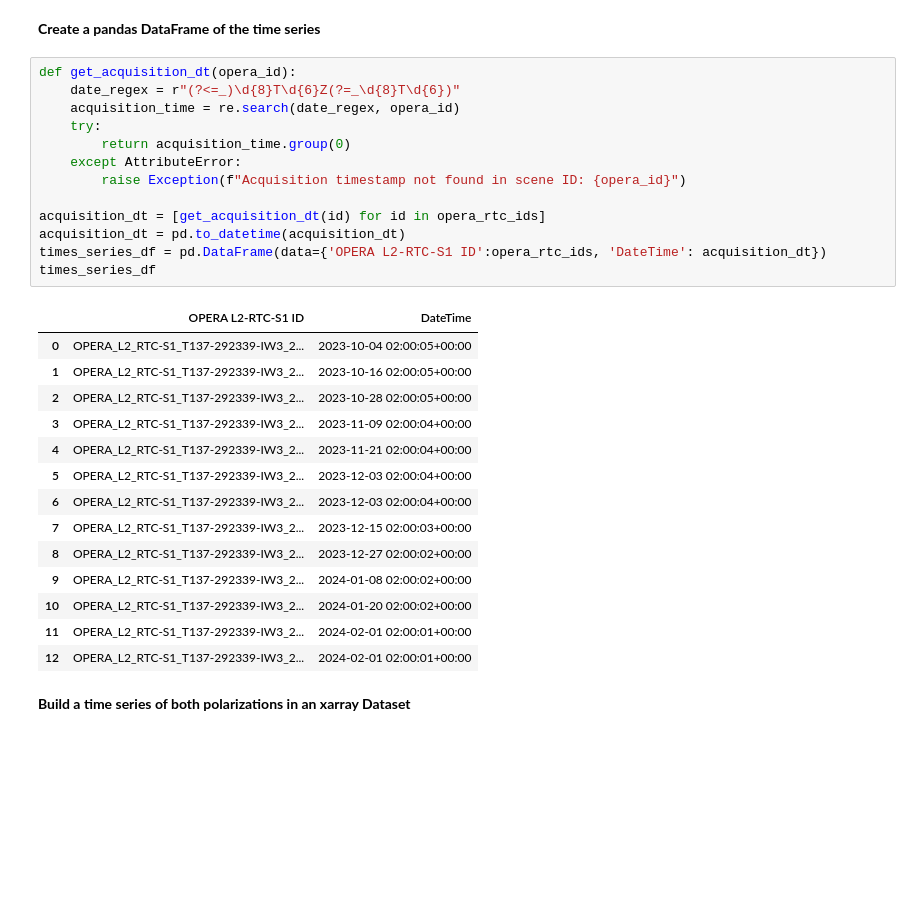
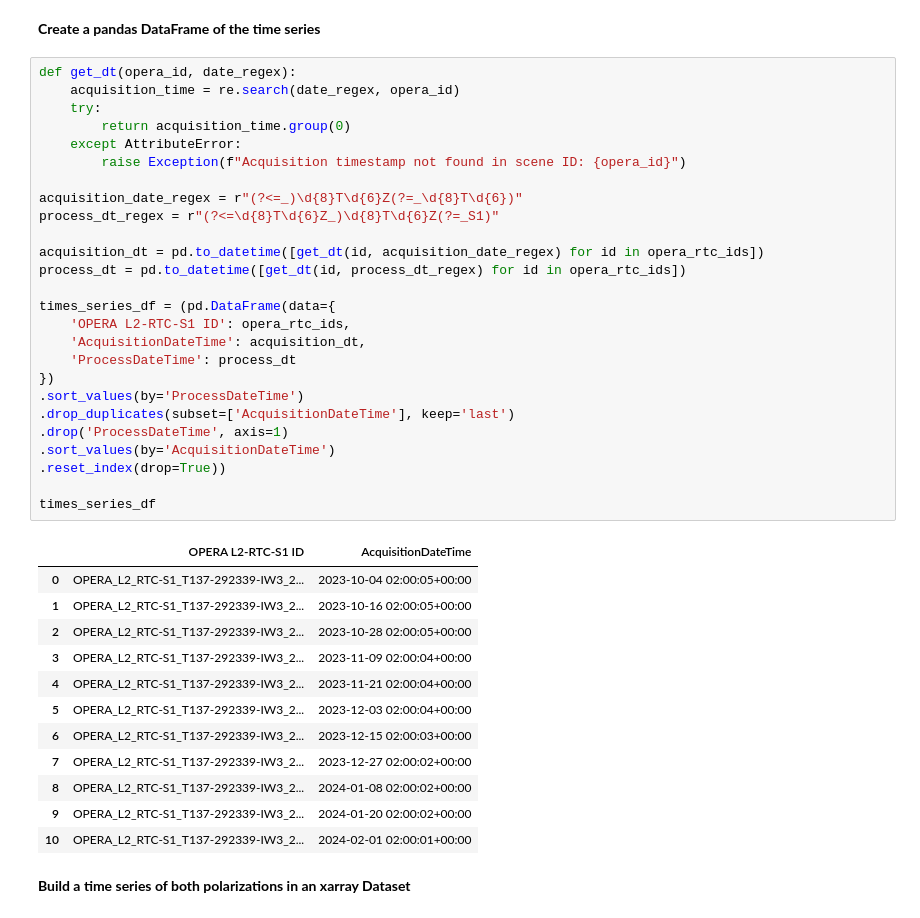
Before and after one commit to ASFOpenSARlab/opensarlab_NISAR_EA_Workshop_2024_1_Recipe_Book, a Jupyter notebook: OPERA/OPERA_S3_Access.ipynb, the cells around one changed output. Drawn from its saved outputs; the diff is of its cells as text; blank space fills up the shorter version.

Commit message:
update OPERA ds name: OPERA_RTC_timeseries_snow.ipynb, drop dup products: OPERA_S3_Access.ipynb

```diff
--- a/OPERA/OPERA_S3_Access.ipynb
+++ b/OPERA/OPERA_S3_Access.ipynb
@@ -223,34 +223,45 @@ opera_rtc_ids
  'OPERA_L2_RTC-S1_T137-292339-IW3_20240201T020001Z_20240201T114538Z_S1A_30_v1.0']
 # %% [markdown]
 **Create a pandas DataFrame of the time series**
-# %%
-def get_acquisition_dt(opera_id):
-    date_regex = r"(?<=_)\d{8}T\d{6}Z(?=_\d{8}T\d{6})"
-    acquisition_time = re.search(date_regex, opera_id)
-    try:
-        return acquisition_time.group(0)
-    except AttributeError:
-        raise Exception(f"Acquisition timestamp not found in scene ID: {opera_id}")
-
-acquisition_dt = [get_acquisition_dt(id) for id in opera_rtc_ids]
-acquisition_dt = pd.to_datetime(acquisition_dt)
-times_series_df = pd.DataFrame(data={'OPERA L2-RTC-S1 ID':opera_rtc_ids, 'DateTime': acquisition_dt})
-times_series_df
-# %% [output]
-|  | OPERA L2-RTC-S1 ID | DateTime |
-| 0 | OPERA_L2_RTC-S1_T137-292339-IW3_2... | 2023-10-04 02:00:05+00:00 |
-| 1 | OPERA_L2_RTC-S1_T137-292339-IW3_2... | 2023-10-16 02:00:05+00:00 |
-| 2 | OPERA_L2_RTC-S1_T137-292339-IW3_2... | 2023-10-28 02:00:05+00:00 |
-| 3 | OPERA_L2_RTC-S1_T137-292339-IW3_2... | 2023-11-09 02:00:04+00:00 |
-| 4 | OPERA_L2_RTC-S1_T137-292339-IW3_2... | 2023-11-21 02:00:04+00:00 |
-| 5 | OPERA_L2_RTC-S1_T137-292339-IW3_2... | 2023-12-03 02:00:04+00:00 |
-| 6 | OPERA_L2_RTC-S1_T137-292339-IW3_2... | 2023-12-03 02:00:04+00:00 |
-| 7 | OPERA_L2_RTC-S1_T137-292339-IW3_2... | 2023-12-15 02:00:03+00:00 |
-| 8 | OPERA_L2_RTC-S1_T137-292339-IW3_2... | 2023-12-27 02:00:02+00:00 |
-| 9 | OPERA_L2_RTC-S1_T137-292339-IW3_2... | 2024-01-08 02:00:02+00:00 |
-| 10 | OPERA_L2_RTC-S1_T137-292339-IW3_2... | 2024-01-20 02:00:02+00:00 |
-| 11 | OPERA_L2_RTC-S1_T137-292339-IW3_2... | 2024-02-01 02:00:01+00:00 |
-| 12 | OPERA_L2_RTC-S1_T137-292339-IW3_2... | 2024-02-01 02:00:01+00:00 |
+# %%
+def get_dt(opera_id, date_regex):
+    acquisition_time = re.search(date_regex, opera_id)
+    try:
+        return acquisition_time.group(0)
+    except AttributeError:
+        raise Exception(f"Acquisition timestamp not found in scene ID: {opera_id}")
+
+acquisition_date_regex = r"(?<=_)\d{8}T\d{6}Z(?=_\d{8}T\d{6})"
+process_dt_regex = r"(?<=\d{8}T\d{6}Z_)\d{8}T\d{6}Z(?=_S1)"
+
+acquisition_dt = pd.to_datetime([get_dt(id, acquisition_date_regex) for id in opera_rtc_ids])
+process_dt = pd.to_datetime([get_dt(id, process_dt_regex) for id in opera_rtc_ids])
+
+times_series_df = (pd.DataFrame(data={
+    'OPERA L2-RTC-S1 ID': opera_rtc_ids,
+    'AcquisitionDateTime': acquisition_dt,
+    'ProcessDateTime': process_dt
+})
+.sort_values(by='ProcessDateTime')
+.drop_duplicates(subset=['AcquisitionDateTime'], keep='last')
+.drop('ProcessDateTime', axis=1)
+.sort_values(by='AcquisitionDateTime')
+.reset_index(drop=True))
+
+times_series_df
+# %% [output]
+|  | OPERA L2-RTC-S1 ID | AcquisitionDateTime |
+| 0 | OPERA_L2_RTC-S1_T137-292339-IW3_2... | 2023-10-04 02:00:05+00:00 |
+| 1 | OPERA_L2_RTC-S1_T137-292339-IW3_2... | 2023-10-16 02:00:05+00:00 |
+| 2 | OPERA_L2_RTC-S1_T137-292339-IW3_2... | 2023-10-28 02:00:05+00:00 |
+| 3 | OPERA_L2_RTC-S1_T137-292339-IW3_2... | 2023-11-09 02:00:04+00:00 |
+| 4 | OPERA_L2_RTC-S1_T137-292339-IW3_2... | 2023-11-21 02:00:04+00:00 |
+| 5 | OPERA_L2_RTC-S1_T137-292339-IW3_2... | 2023-12-03 02:00:04+00:00 |
+| 6 | OPERA_L2_RTC-S1_T137-292339-IW3_2... | 2023-12-15 02:00:03+00:00 |
+| 7 | OPERA_L2_RTC-S1_T137-292339-IW3_2... | 2023-12-27 02:00:02+00:00 |
+| 8 | OPERA_L2_RTC-S1_T137-292339-IW3_2... | 2024-01-08 02:00:02+00:00 |
+| 9 | OPERA_L2_RTC-S1_T137-292339-IW3_2... | 2024-01-20 02:00:02+00:00 |
+| 10 | OPERA_L2_RTC-S1_T137-292339-IW3_2... | 2024-02-01 02:00:01+00:00 |
 # %% [markdown]
 **Build a time series of both polarizations in an xarray Dataset**
 # %%
```
Also changed, not shown: parts of 2 cells of this notebook.
